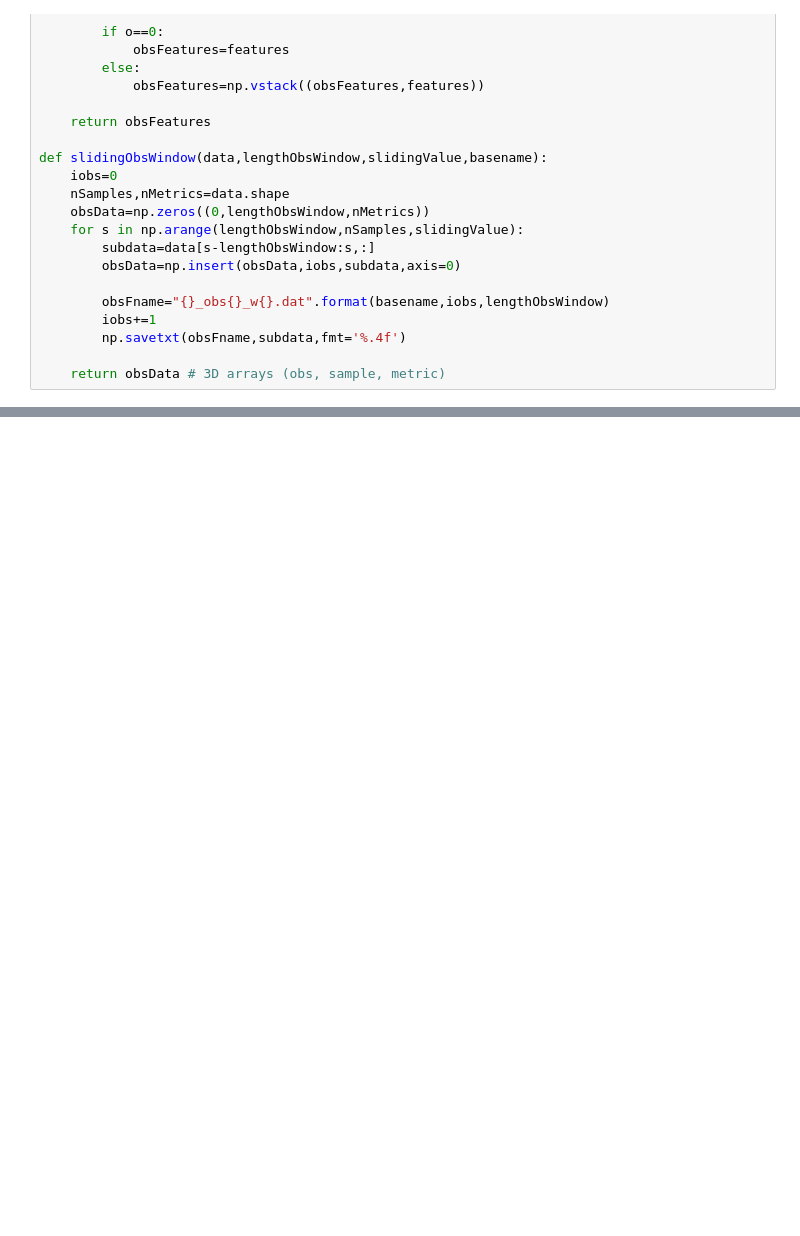
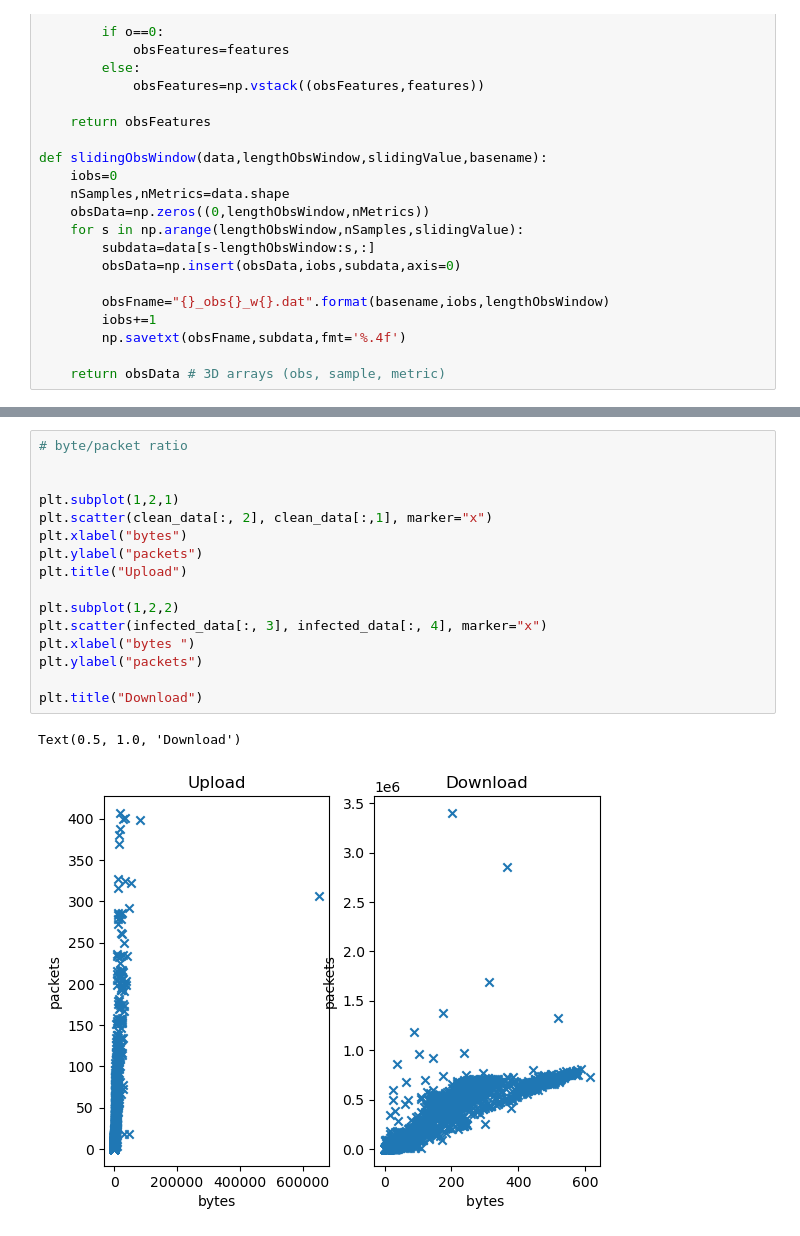
Before and after one commit to Pengrey/AAS, a Jupyter notebook: Work/proj/AAS_Project.ipynb, the cells around one changed output, grey strips where cells are left out. Saved outputs shown, nothing was run; the diff lists cells and outputs as text; blank space fills up the shorter version.

```diff
--- a/Work/proj/AAS_Project.ipynb
+++ b/Work/proj/AAS_Project.ipynb
@@ -634,0 +647,19 @@ Text(0, 0.5, 'Upload (mb/s)')
+# %%
+# byte/packet ratio
+
+
+plt.subplot(1,2,1)
+plt.scatter(clean_data[:, 2], clean_data[:,1], marker="x")
+plt.xlabel("bytes")
+plt.ylabel("packets")
+plt.title("Upload")
+
+plt.subplot(1,2,2)
+plt.scatter(infected_data[:, 3], infected_data[:, 4], marker="x")
+plt.xlabel("bytes ")
+plt.ylabel("packets")
+
+plt.title("Download")
+# %% [output]
+Text(0.5, 1.0, 'Download')
+[figure, added]
```
Also changed, not shown: parts of 22 cells of this notebook.
